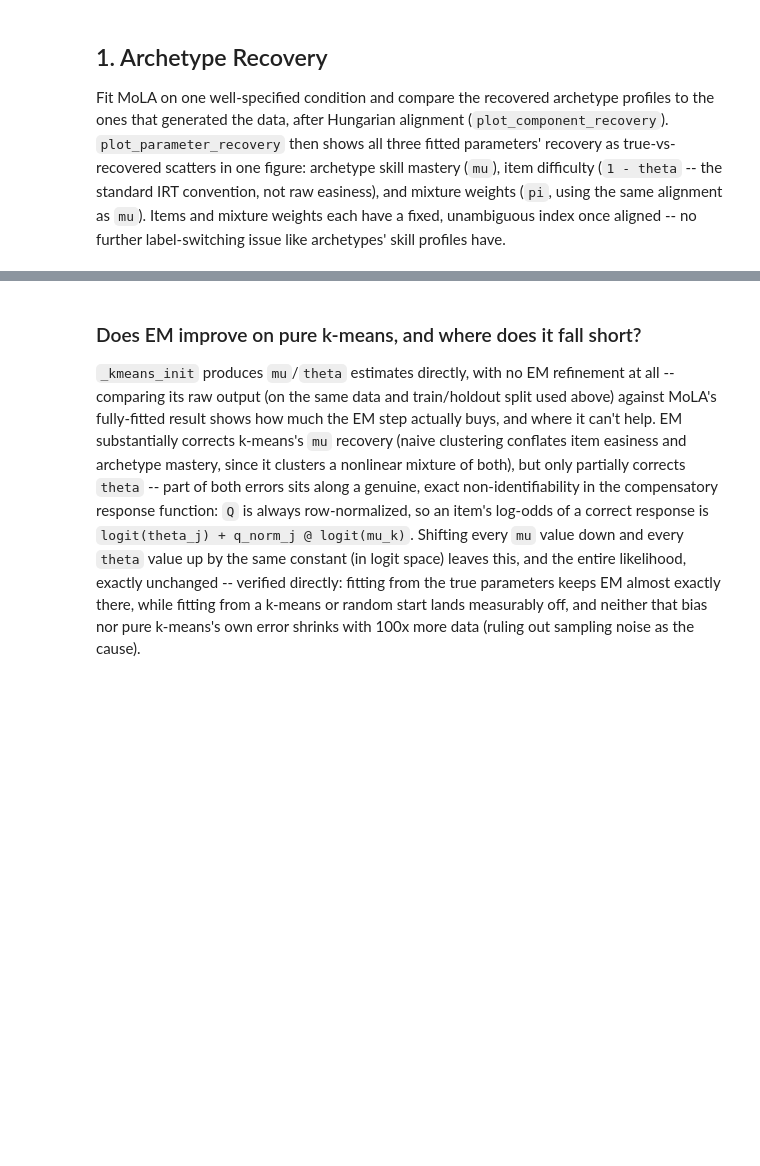
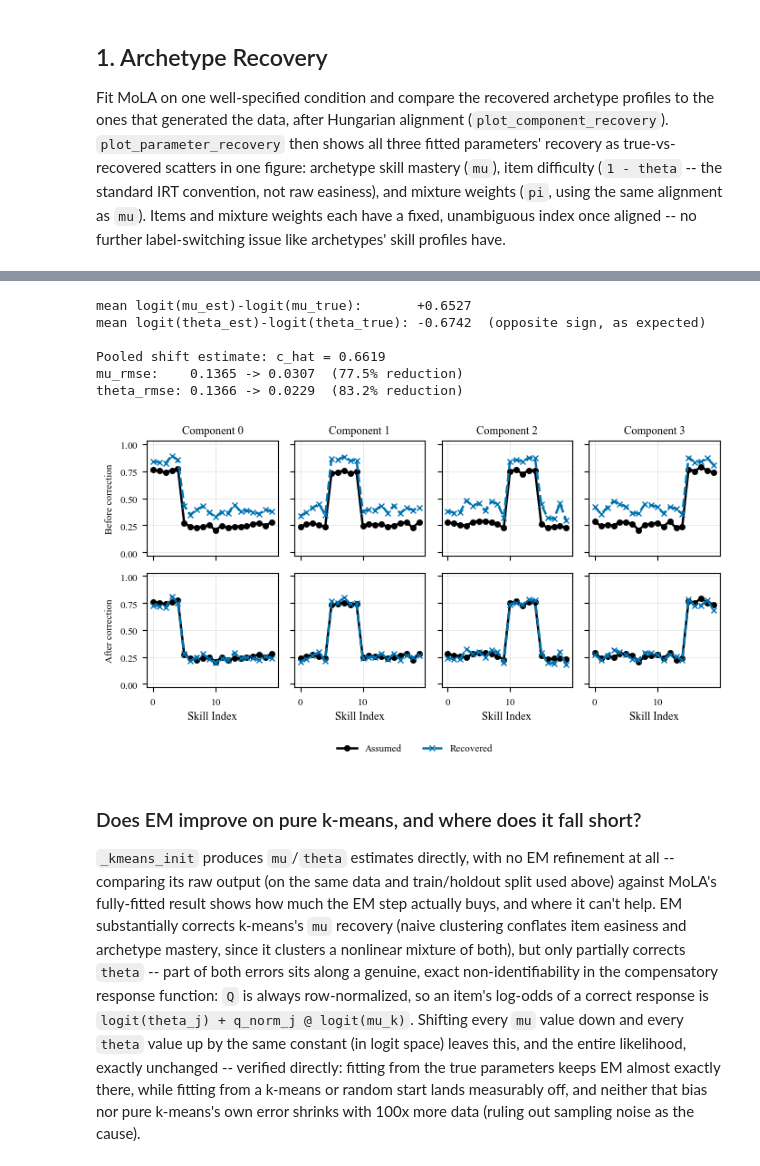
Before and after one commit to lentin26/mixture-of-latent-archetypes, a Jupyter notebook: notebooks/simulation-study.ipynb, the cells around one changed output, grey strips where cells are left out. Cells and saved outputs as stored; diff of their text form; code cells hidden in the pictures; blank space fills up the shorter version.

```diff
--- a/notebooks/simulation-study.ipynb
+++ b/notebooks/simulation-study.ipynb
@@ -77,3 +83,83 @@ print({k: result.metrics[k] for k in ("mu_rmse", "theta_rmse", "assignment_ari",
+# %%
+import numpy as np
+import matplotlib.pyplot as plt
+from scipy.special import logit, expit
+from src.simulations.viz import ASSUMED_KW, RECOVERED_KW, _skill_axis, _style_profile_axes, _savefig
+from src.simulations.metrics import align_components, mu_rmse, theta_rmse
+
+mu_true, mu_est = result.data.mu, result.model.mu
+theta_true = np.asarray(result.data.theta).ravel()
+theta_est = np.asarray(result.model.theta).ravel()
+
+baseline_mu_rmse = mu_rmse(mu_true, mu_est)
+baseline_theta_rmse = theta_rmse(theta_true, theta_est)
+
+M, K = mu_true.shape
+perm = align_components(mu_true, mu_est)
+mu_true_c = np.clip(mu_true, 1e-6, 1 - 1e-6)
+mu_est_c = np.clip(mu_est[perm], 1e-6, 1 - 1e-6)
+theta_true_c = np.clip(theta_true, 1e-6, 1 - 1e-6)
+theta_est_c = np.clip(theta_est, 1e-6, 1 - 1e-6)
+
+# Verify the sign relationship empirically before pooling (mu's logit should
+# shift one way, theta's the other, per theta = 1 - beta).
+mu_diffs = (logit(mu_est_c) - logit(mu_true_c)).ravel()
+theta_diffs_raw = (logit(theta_est_c) - logit(theta_true_c)).ravel()
+print(f"mean logit(mu_est)-logit(mu_true):       {mu_diffs.mean():+.4f}")
+print(f"mean logit(theta_est)-logit(theta_true): {theta_diffs_raw.mean():+.4f}  (opposite sign, as expected)")
+
+# Pooled least-squares estimate of the single shared shift c.
+theta_diffs = -theta_diffs_raw  # each theta entry also estimates +c once sign-flipped
+c_hat = float(np.concatenate([mu_diffs, theta_diffs]).mean())
+
+mu_est_corrected = expit(logit(mu_est_c) - c_hat)
+theta_est_corrected = expit(logit(theta_est_c) + c_hat)
+
+corrected_mu_rmse = mu_rmse(mu_true_c, mu_est_corrected)
+corrected_theta_rmse = theta_rmse(theta_true_c, theta_est_corrected)
+
+print(f"\nPooled shift estimate: c_hat = {c_hat:.4f}")
+print(f"mu_rmse:    {baseline_mu_rmse:.4f} -> {corrected_mu_rmse:.4f}  "
+      f"({100 * (1 - corrected_mu_rmse / baseline_mu_rmse):.1f}% reduction)")
+print(f"theta_rmse: {baseline_theta_rmse:.4f} -> {corrected_theta_rmse:.4f}  "
+      f"({100 * (1 - corrected_theta_rmse / baseline_theta_rmse):.1f}% reduction)")
+
+# Two-row figure: row 1 = original recovery, row 2 = after removing the
+# single pooled shift estimated above. Replaces the paper's existing
+# (single-row) component_recovery.pdf.
+x, labels = _skill_axis(K, None)
+fig, axes = plt.subplots(
+    2, M, figsize=figsize("acm-sigconf-text", aspect=0.55), sharex=True, sharey=True,
+)
+for m_idx in range(M):
+    ax_before, ax_after = axes[0, m_idx], axes[1, m_idx]
+    ax_before.plot(x, mu_true_c[m_idx], **ASSUMED_KW)
+    ax_before.plot(x, mu_est_c[m_idx], **RECOVERED_KW)
+    ax_before.set_title(f"Component {m_idx}", fontsize=9)
+    _style_profile_axes(ax_before, x, labels, ylabel=False, xlabel=False)
+
+    ax_after.plot(x, mu_true_c[m_idx], **ASSUMED_KW)
+    ax_after.plot(x, mu_est_corrected[m_idx], **RECOVERED_KW)
+    _style_profile_axes(ax_after, x, labels, ylabel=False, xlabel=True)
+
+axes[0, 0].set_ylabel("Before correction", fontsize=8)
+axes[1, 0].set_ylabel("After correction", fontsize=8)
+
+handles, labels_ = axes[0, 0].get_legend_handles_labels()
+fig.tight_layout(rect=(0.0, 0.08, 1.0, 1.0))
+fig.legend(
+    handles, labels_, loc="lower center", bbox_to_anchor=(0.5, 0.0),
+    ncol=2, frameon=False, fontsize=8,
+)
+_savefig(fig, "figures/component_recovery.pdf")
+# %% [output]
+mean logit(mu_est)-logit(mu_true):       +0.6527
+mean logit(theta_est)-logit(theta_true): -0.6742  (opposite sign, as expected)
+
+Pooled shift estimate: c_hat = 0.6619
+mu_rmse:    0.1365 -> 0.0307  (77.5% reduction)
+theta_rmse: 0.1366 -> 0.0229  (83.2% reduction)
+[figure, added]
 # %% [markdown]
 ### Does EM improve on pure k-means, and where does it fall short?
 
```
Also changed, not shown: parts of 3 cells of this notebook, 1 other file.
